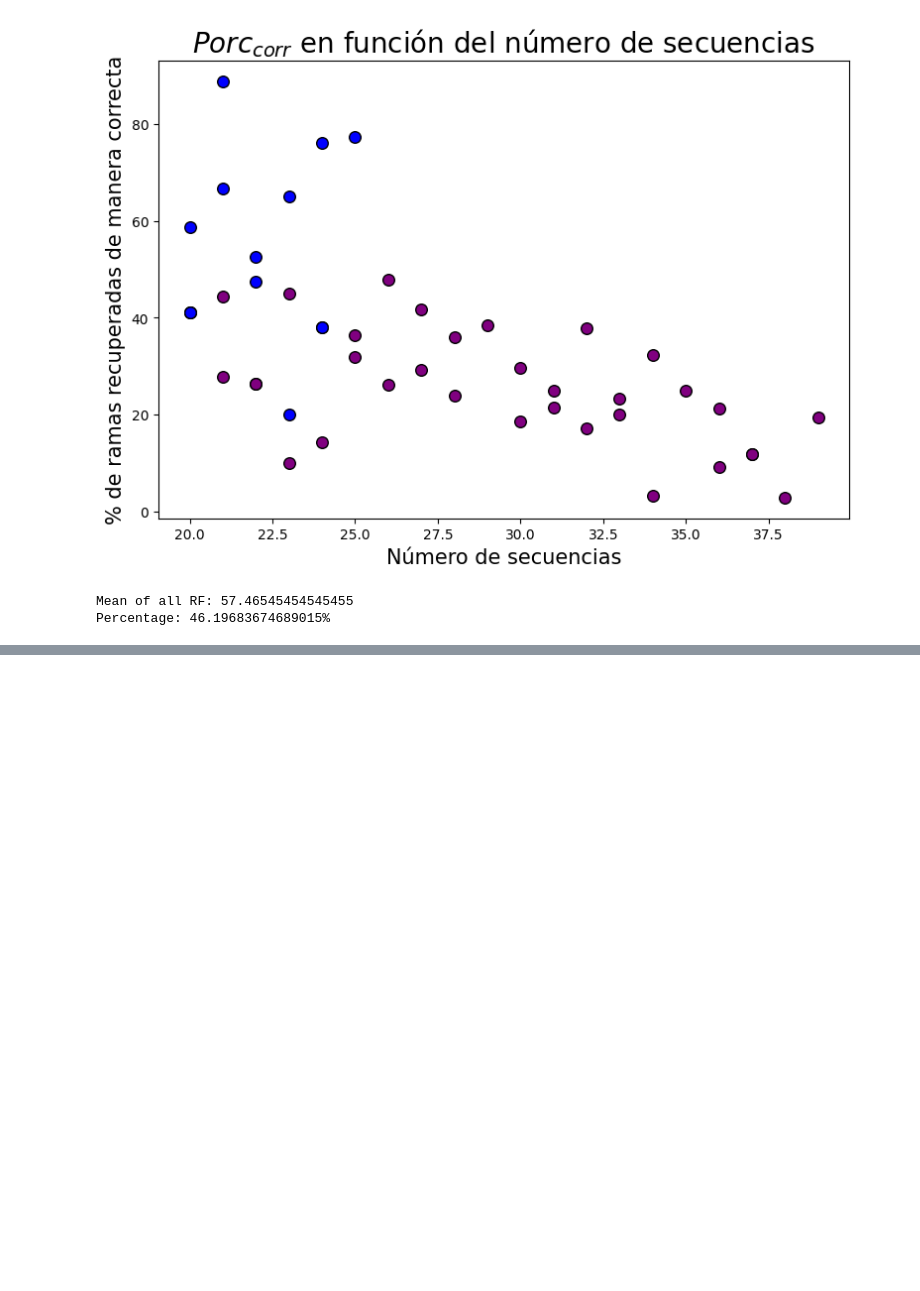
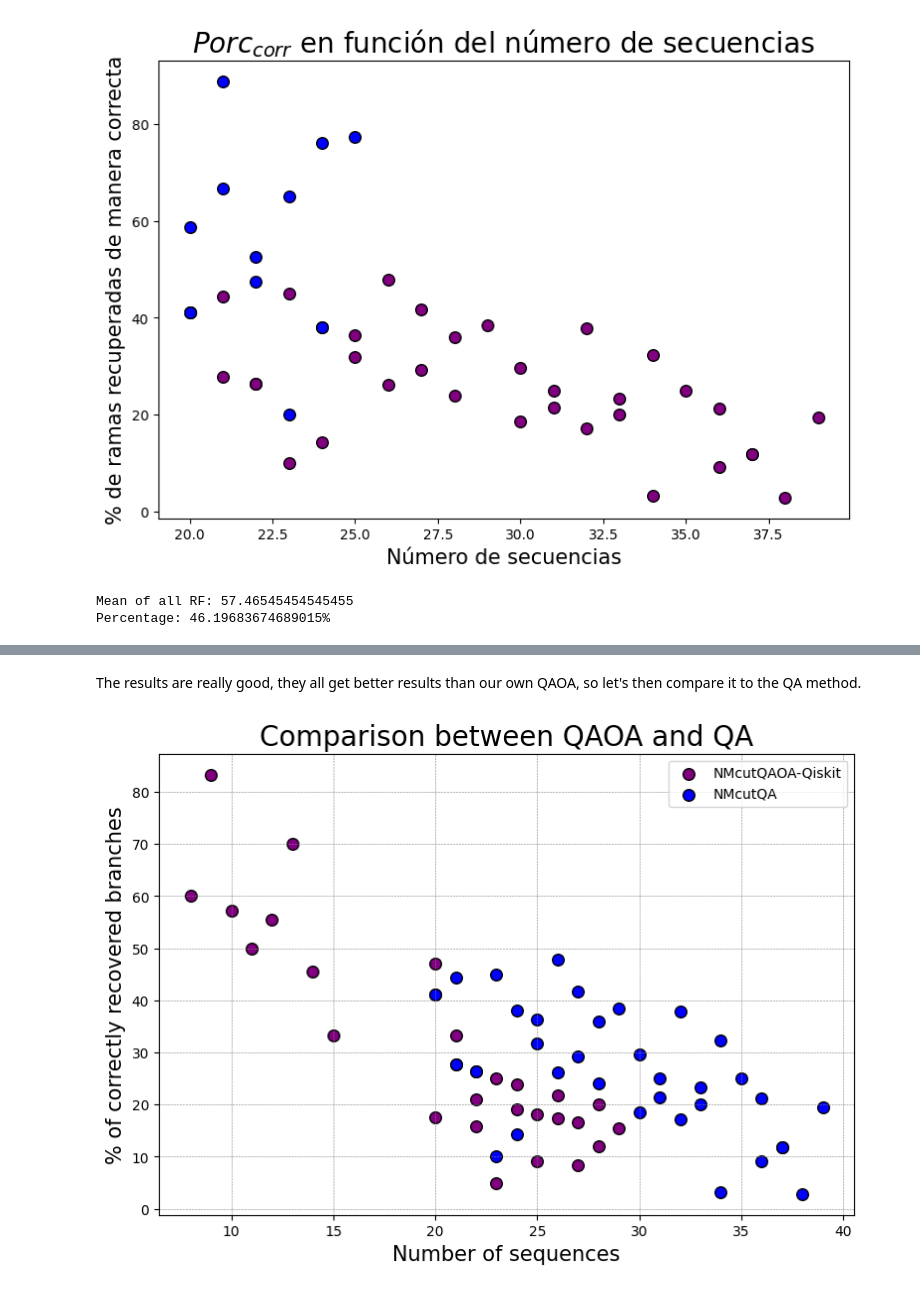
Before and after one commit to Nicofero/PhyloTree_ReConst, a Jupyter notebook: metrics_study.ipynb, the cells around one changed output, grey strips where cells are left out. Drawn from its saved outputs; the diff is of its cells as text; code cells hidden in the pictures; blank space fills up the shorter version.

```diff
--- a/metrics_study.ipynb
+++ b/metrics_study.ipynb
@@ -405,0 +418,17 @@ Percentage: 46.19683674689015%
+# %% [markdown]
+The results are really good, they all get better results than our own QAOA, so let's then compare it to the QA method.
+# %%
+# Plot the data
+plt.subplots(figsize=(9, 6))
+plt.scatter(qiskit_df['size'], qiskit_df['RF'], edgecolor='k', color='purple', s=70,label='NMcutQAOA-Qiskit')
+plt.scatter(rf['size'], rf['RF'], edgecolor='k', color='blue', s=70,label='NMcutQA')
+
+# plt.plot(grouped_df['size'], grouped_df['Media RF'], color='red', lw=2)
+plt.xlabel('Number of sequences',fontdict={'fontsize': 15})
+plt.ylabel('% of correctly recovered branches',fontdict={'fontsize': 15})
+plt.title('Comparison between QAOA and QA', fontsize=20)
+plt.grid(color='gray', linestyle='--', linewidth=0.4)
+plt.legend()
+plt.show()
+# %% [output]
+[figure, added]
```
Also changed, not shown: parts of 20 cells of this notebook, 32 other files.
